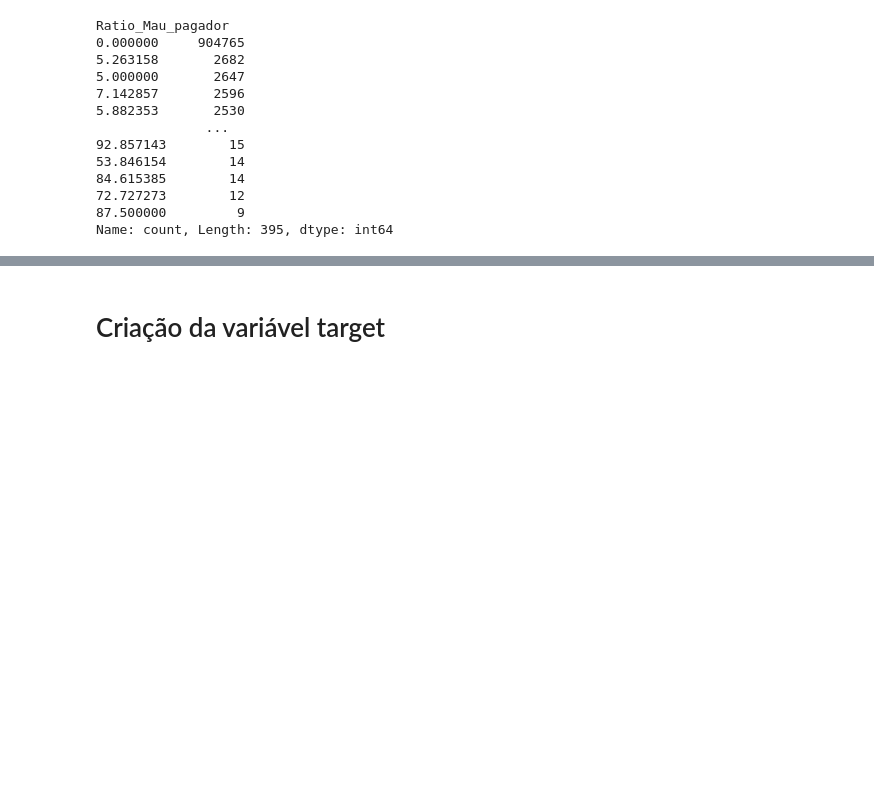
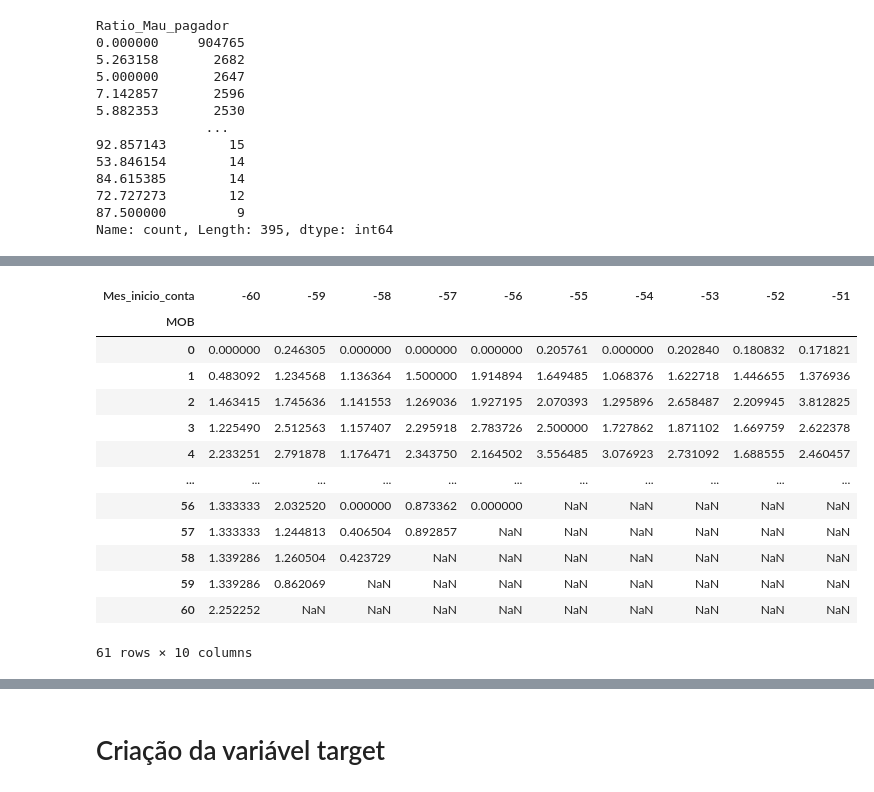
Before and after one commit to jackson-simionato/fase4_pos_tech, a Jupyter notebook: 2_Deploy_de_Aplicacoes/2_2_Criando_Variavel_Target/2_2_Criando_Variavel_Target.ipynb, the cells around one changed output, grey strips where cells are left out. Saved outputs shown, nothing was run; the diff lists cells and outputs as text; code cells hidden in the pictures; blank space fills up the shorter version.

```diff
--- a/2_Deploy_de_Aplicacoes/2_2_Criando_Variavel_Target/2_2_Criando_Variavel_Target.ipynb
+++ b/2_Deploy_de_Aplicacoes/2_2_Criando_Variavel_Target/2_2_Criando_Variavel_Target.ipynb
@@ -263,0 +436,17 @@ Name: count, Length: 395, dtype: int64
+# %%
+df_vintage_pivot.T.iloc[:, :10]
+# %% [output]
+| Mes_inicio_conta | -60 | -59 | -58 | -57 | -56 | -55 | -54 | -53 | -52 | -51 |
+| MOB |  |  |  |  |  |  |  |  |  |  |
+| 0 | 0.000000 | 0.246305 | 0.000000 | 0.000000 | 0.000000 | 0.205761 | 0.000000 | 0.202840 | 0.180832 | 0.171821 |
+| 1 | 0.483092 | 1.234568 | 1.136364 | 1.500000 | 1.914894 | 1.649485 | 1.068376 | 1.622718 | 1.446655 | 1.376936 |
+| 2 | 1.463415 | 1.745636 | 1.141553 | 1.269036 | 1.927195 | 2.070393 | 1.295896 | 2.658487 | 2.209945 | 3.812825 |
+| 3 | 1.225490 | 2.512563 | 1.157407 | 2.295918 | 2.783726 | 2.500000 | 1.727862 | 1.871102 | 1.669759 | 2.622378 |
+| 4 | 2.233251 | 2.791878 | 1.176471 | 2.343750 | 2.164502 | 3.556485 | 3.076923 | 2.731092 | 1.688555 | 2.460457 |
+| ... | ... | ... | ... | ... | ... | ... | ... | ... | ... | ... |
+| 56 | 1.333333 | 2.032520 | 0.000000 | 0.873362 | 0.000000 | NaN | NaN | NaN | NaN | NaN |
+| 57 | 1.333333 | 1.244813 | 0.406504 | 0.892857 | NaN | NaN | NaN | NaN | NaN | NaN |
+| 58 | 1.339286 | 1.260504 | 0.423729 | NaN | NaN | NaN | NaN | NaN | NaN | NaN |
+| 59 | 1.339286 | 0.862069 | NaN | NaN | NaN | NaN | NaN | NaN | NaN | NaN |
+| 60 | 2.252252 | NaN | NaN | NaN | NaN | NaN | NaN | NaN | NaN | NaN |
+61 rows × 10 columns
```
Also changed, not shown: parts of 17 cells of this notebook.
